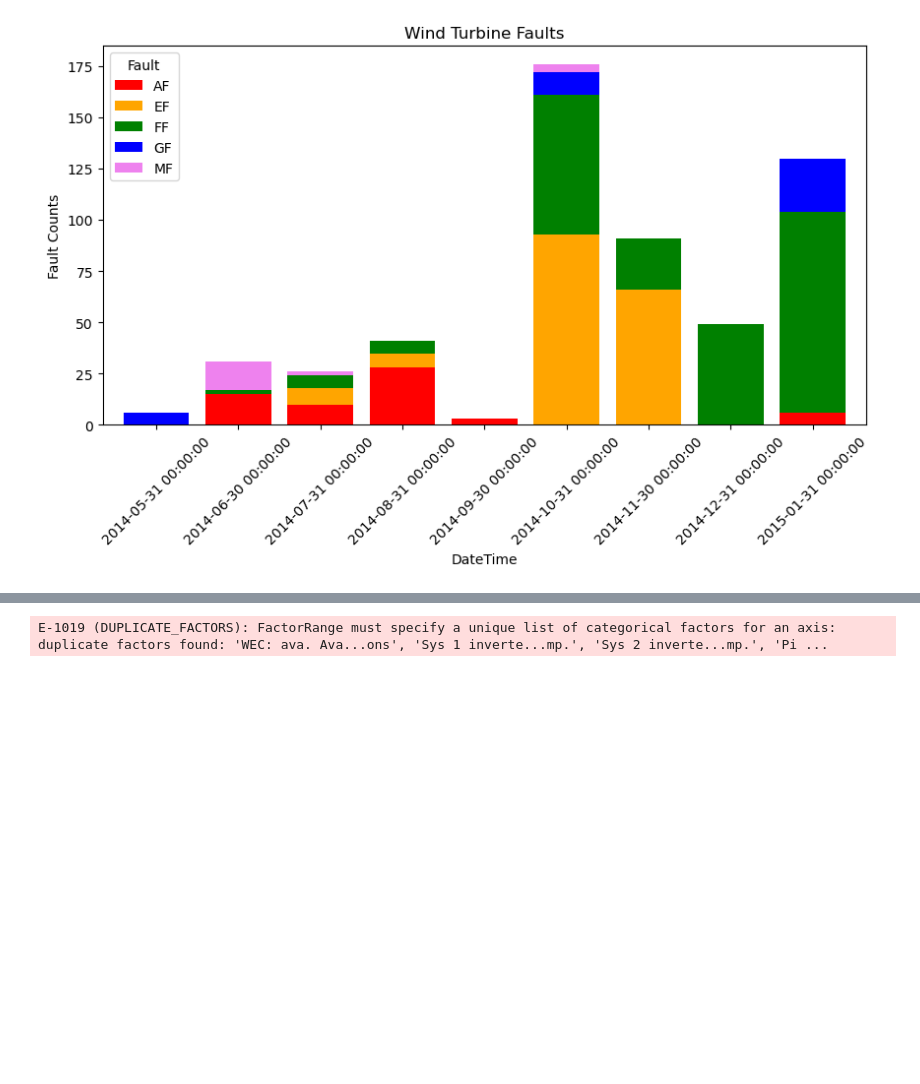
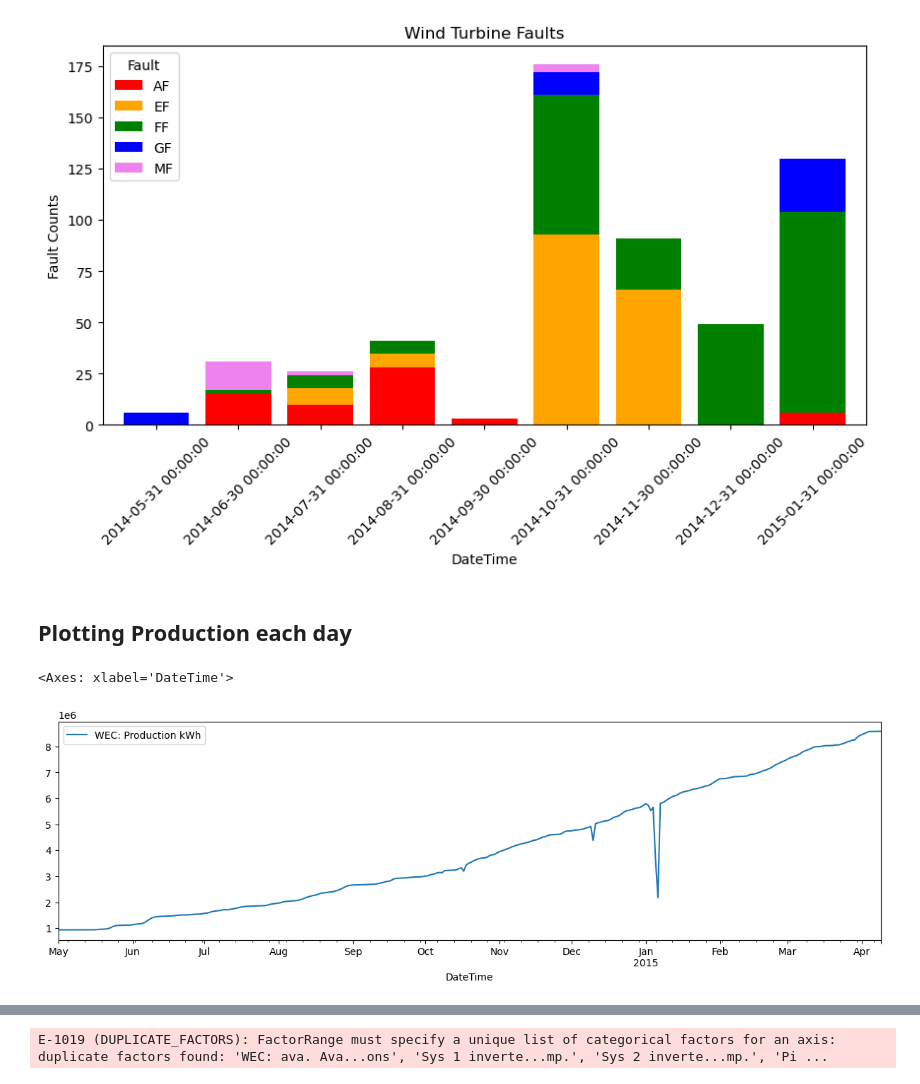
Before and after one commit to busi732/BUSI732_F24_Team3, a Jupyter notebook: notebooks/EDA.ipynb, the cells around one changed output, grey strips where cells are left out. Drawn from its saved outputs; the diff is of its cells as text; code cells hidden in the pictures; blank space fills up the shorter version.

Commit message:
added graph to show prodution each month

```diff
--- a/notebooks/EDA.ipynb
+++ b/notebooks/EDA.ipynb
@@ -29,6 +35,13 @@ fault_df.resample('M', on='DateTime').Fault.value_counts().unstack().plot.bar(st
 # %% [output]
 <Axes: title={'center': 'Wind Turbine Faults'}, xlabel='DateTime', ylabel='Fault Counts'>
 [figure]
+# %% [markdown]
+## Plotting Production each day
+# %%
+scada_df.resample('D', on='DateTime').mean().plot(y='WEC: Production kWh', figsize=(15,4))
+# %% [output]
+<Axes: xlabel='DateTime'>
+[figure, added]
 # %%
 # Doing an right(fault) outer join to make sure that date and time data match for fault and scada dataset.
 combined_df = scada_df.merge(fault_df, on="DateTime", how="right")
```
Also changed, not shown: parts of 4 cells of this notebook.
